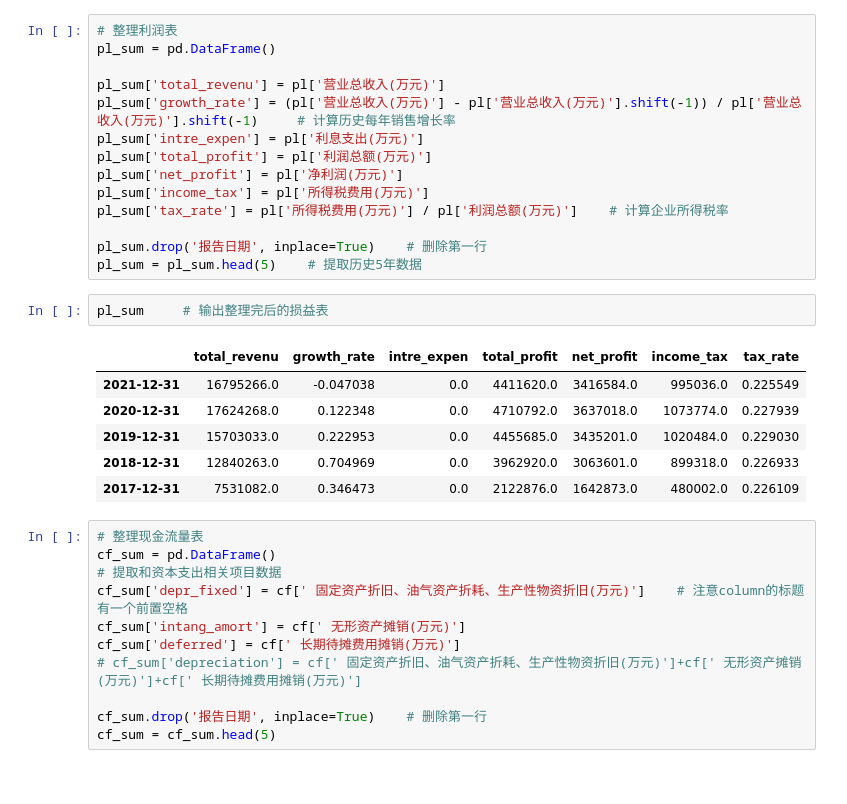
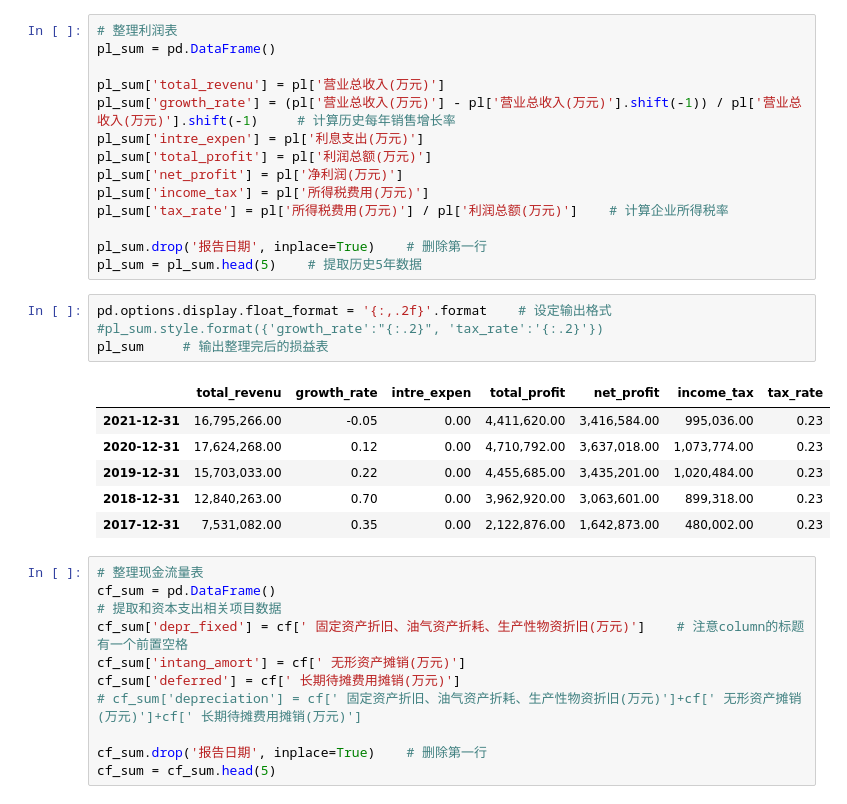
Before and after one commit to xwang71785/buffett, a Jupyter notebook: valuation.ipynb, the cells around one changed output. Saved outputs shown, nothing was run; the diff lists cells and outputs as text.

```diff
--- a/valuation.ipynb
+++ b/valuation.ipynb
@@ -99,15 +104,17 @@ pl_sum['tax_rate'] = pl['所得税费用(万元)'] / pl['利润总额(万元)']
 
 pl_sum.drop('报告日期', inplace=True)    # 删除第一行
 pl_sum = pl_sum.head(5)    # 提取历史5年数据
-# %%
-pl_sum     # 输出整理完后的损益表
-# %% [output]
-|  | total_revenu | growth_rate | intre_expen | total_profit | net_profit | income_tax | tax_rate |
-| 2021-12-31 | 16795266.0 | -0.047038 | 0.0 | 4411620.0 | 3416584.0 | 995036.0 | 0.225549 |
-| 2020-12-31 | 17624268.0 | 0.122348 | 0.0 | 4710792.0 | 3637018.0 | 1073774.0 | 0.227939 |
-| 2019-12-31 | 15703033.0 | 0.222953 | 0.0 | 4455685.0 | 3435201.0 | 1020484.0 | 0.229030 |
-| 2018-12-31 | 12840263.0 | 0.704969 | 0.0 | 3962920.0 | 3063601.0 | 899318.0 | 0.226933 |
-| 2017-12-31 | 7531082.0 | 0.346473 | 0.0 | 2122876.0 | 1642873.0 | 480002.0 | 0.226109 |
+# %%
+pd.options.display.float_format = '{:,.2f}'.format    # 设定输出格式
+#pl_sum.style.format({'growth_rate':"{:.2}", 'tax_rate':'{:.2}'})
+pl_sum     # 输出整理完后的损益表
+# %% [output]
+|  | total_revenu | growth_rate | intre_expen | total_profit | net_profit | income_tax | tax_rate |
+| 2021-12-31 | 16,795,266.00 | -0.05 | 0.00 | 4,411,620.00 | 3,416,584.00 | 995,036.00 | 0.23 |
+| 2020-12-31 | 17,624,268.00 | 0.12 | 0.00 | 4,710,792.00 | 3,637,018.00 | 1,073,774.00 | 0.23 |
+| 2019-12-31 | 15,703,033.00 | 0.22 | 0.00 | 4,455,685.00 | 3,435,201.00 | 1,020,484.00 | 0.23 |
+| 2018-12-31 | 12,840,263.00 | 0.70 | 0.00 | 3,962,920.00 | 3,063,601.00 | 899,318.00 | 0.23 |
+| 2017-12-31 | 7,531,082.00 | 0.35 | 0.00 | 2,122,876.00 | 1,642,873.00 | 480,002.00 | 0.23 |
 # %%
 # 整理现金流量表
 cf_sum = pd.DataFrame()
```
Also changed, not shown: parts of 42 cells of this notebook, 2 other files.
